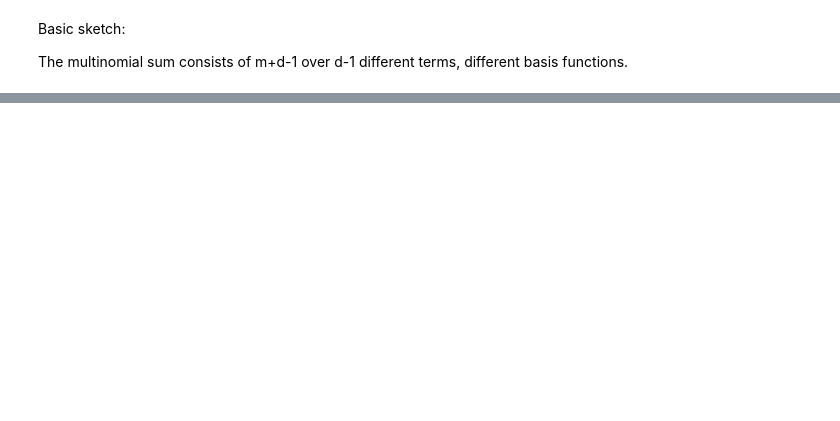
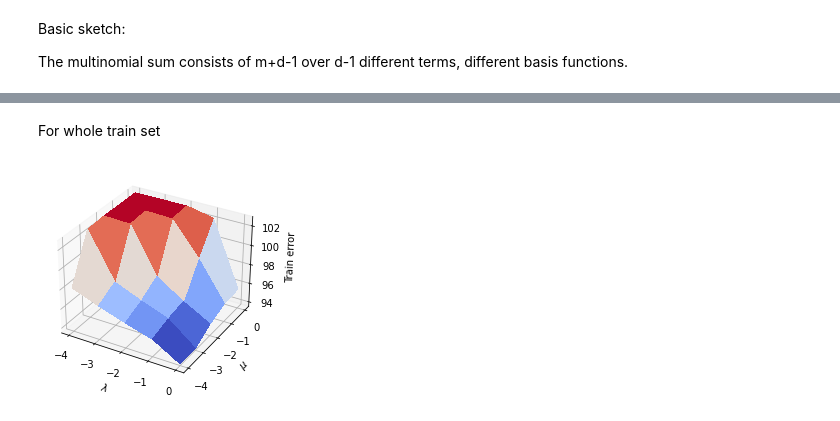
Before and after one commit to philippvb/Statistical_Machine_Learning_Summer_21, a Jupyter notebook: exercise7/exercise_7_philipp.ipynb, the cells around one changed output, grey strips where cells are left out. Drawn from its saved outputs; the diff is of its cells as text; code cells hidden in the pictures; blank space fills up the shorter version.

```diff
--- a/exercise7/exercise_7_philipp.ipynb
+++ b/exercise7/exercise_7_philipp.ipynb
@@ -124,0 +129,13 @@ min_test_loss
+# %%
+def train_test_plot(x_train, y_train, x_test, y_test, lambdas, mus):
+    TrainErrors = np.zeros((len(lambdas), len(mus)))
+    TestErrors = np.zeros((len(lambdas), len(mus)))
+    for mu_index, mu in enumerate(mus):
+        for l_index, l in enumerate(lambdas):
+            # compute k-fold cross validation
+            alphas, train_loss = train(x_train, y_train, l, mu)
+            TrainErrors[l_index, mu_index] = train_loss
+            TestErrors[l_index, mu_index] = test(x_test, y_test, x_train, alpha=alphas, mu=mu)
+    return TrainErrors, TestErrors
+# %%
+TrainErrors, TestErrors = train_test_plot(X_train, Y_train, X_test, Y_test, lambdas, mus)
@@ -124,0 +155,11 @@ min_test_loss
+# %% [markdown]
+For whole train set
+# %%
+from matplotlib import pyplot as plt
+from matplotlib import cm
+fig, ax = plt.subplots(subplot_kw={"projection": "3d"})
+surf = ax.plot_surface(plot_lambda, plot_mu, TrainErrors, cmap=cm.coolwarm,
+                       linewidth=0, antialiased=False)
+ax.set(xlabel="$\lambda$", ylabel="$\mu$", zlabel="Train error");
+# %% [output]
+[figure, added]
```
Also changed, not shown: parts of 15 cells of this notebook, 3 other files.
